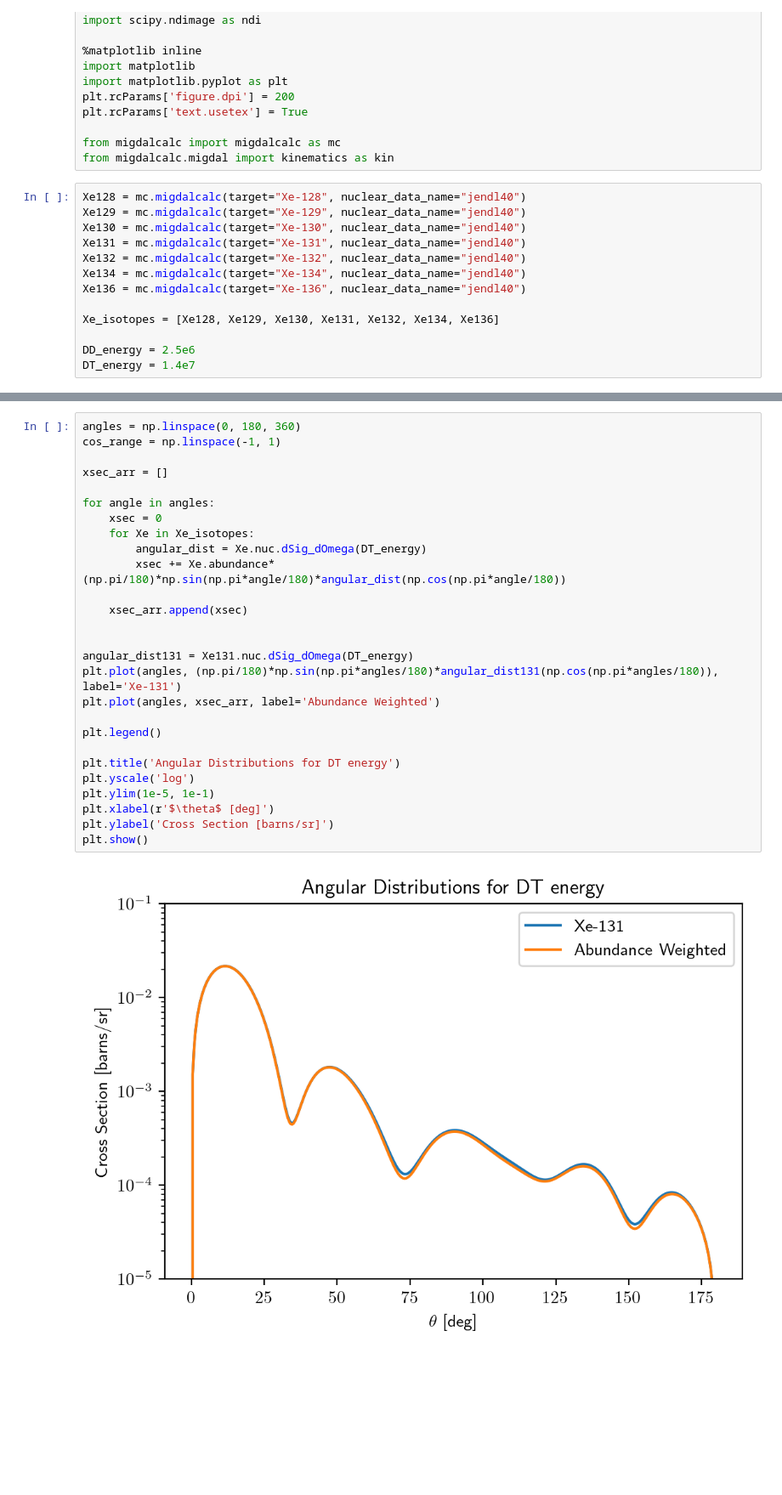
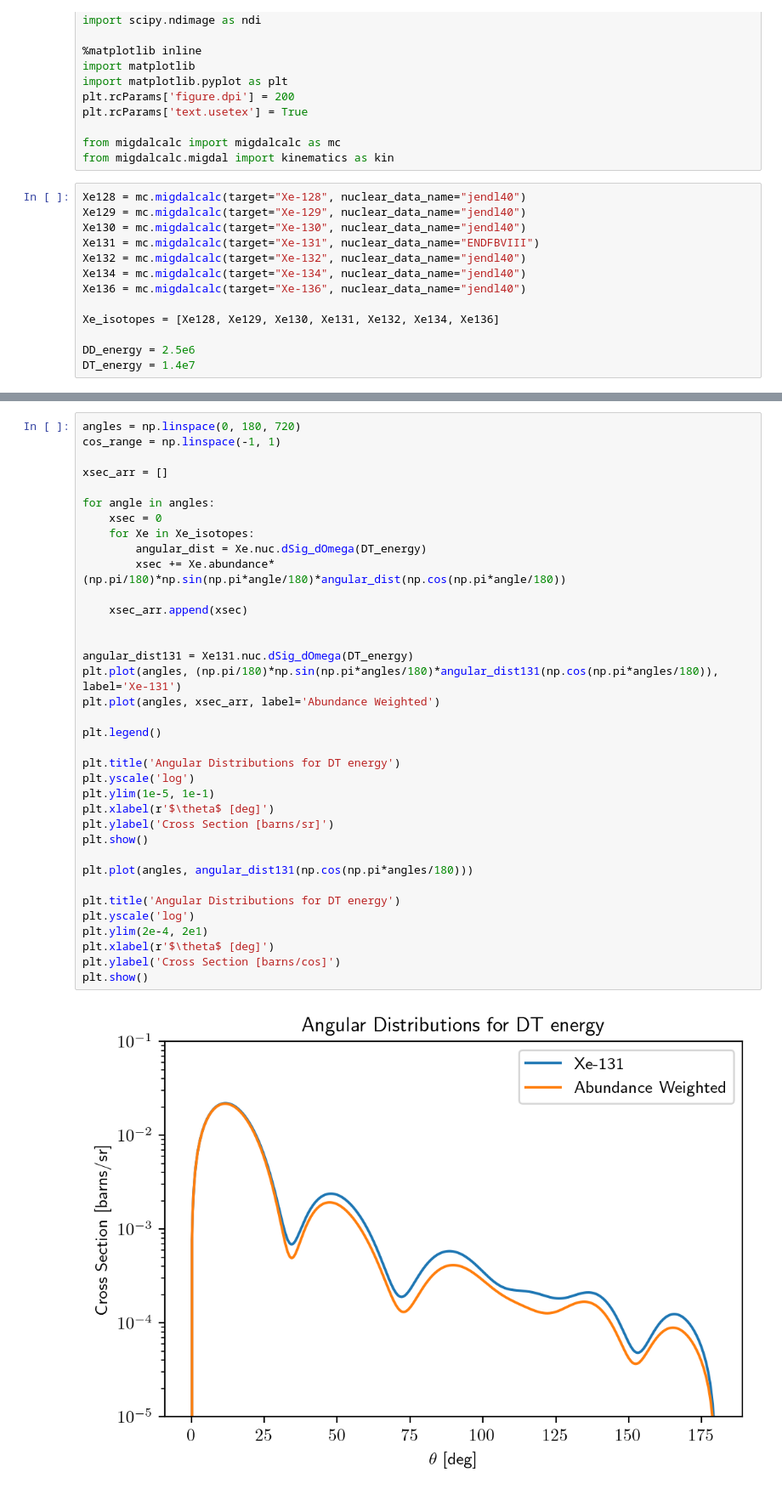
Before and after one commit to Duncan-Adams/MigdalCalc, a Jupyter notebook: Xe_isotope_plots.ipynb, the cells around one changed output, grey strips where cells are left out. Shown at 85% size. Saved outputs shown, nothing was run; the diff lists cells and outputs as text; blank space fills up the shorter version.

Commit message:
Refactored some code and added more data

```diff
--- a/Xe_isotope_plots.ipynb
+++ b/Xe_isotope_plots.ipynb
@@ -18,7 +18,7 @@ from migdalcalc.migdal import kinematics as kin
 Xe128 = mc.migdalcalc(target="Xe-128", nuclear_data_name="jendl40")
 Xe129 = mc.migdalcalc(target="Xe-129", nuclear_data_name="jendl40")
 Xe130 = mc.migdalcalc(target="Xe-130", nuclear_data_name="jendl40")
-Xe131 = mc.migdalcalc(target="Xe-131", nuclear_data_name="jendl40")
+Xe131 = mc.migdalcalc(target="Xe-131", nuclear_data_name="ENDFBVIII")
 Xe132 = mc.migdalcalc(target="Xe-132", nuclear_data_name="jendl40")
 Xe134 = mc.migdalcalc(target="Xe-134", nuclear_data_name="jendl40")
 Xe136 = mc.migdalcalc(target="Xe-136", nuclear_data_name="jendl40")
@@ -64,29 +64,38 @@ plt.show()
 # %%
-angles = np.linspace(0, 180, 360)
+angles = np.linspace(0, 180, 720)
 cos_range = np.linspace(-1, 1)
 
 xsec_arr = []
 
 for angle in angles:
     xsec = 0
     for Xe in Xe_isotopes:
         angular_dist = Xe.nuc.dSig_dOmega(DT_energy)
         xsec += Xe.abundance*(np.pi/180)*np.sin(np.pi*angle/180)*angular_dist(np.cos(np.pi*angle/180))
 
     xsec_arr.append(xsec)
 
 
 angular_dist131 = Xe131.nuc.dSig_dOmega(DT_energy)
 plt.plot(angles, (np.pi/180)*np.sin(np.pi*angles/180)*angular_dist131(np.cos(np.pi*angles/180)), label='Xe-131')
 plt.plot(angles, xsec_arr, label='Abundance Weighted')
 
 plt.legend()
 
 plt.title('Angular Distributions for DT energy')
 plt.yscale('log')
 plt.ylim(1e-5, 1e-1)
 plt.xlabel(r'$\theta$ [deg]')
 plt.ylabel('Cross Section [barns/sr]')
 plt.show()
+
+plt.plot(angles, angular_dist131(np.cos(np.pi*angles/180)))
+
+plt.title('Angular Distributions for DT energy')
+plt.yscale('log')
+plt.ylim(2e-4, 2e1)
+plt.xlabel(r'$\theta$ [deg]')
+plt.ylabel('Cross Section [barns/cos]')
+plt.show()
 # %% [output]
-[figure, old version]
+[figure, new version]
```
Also changed, not shown: parts of 5 cells of this notebook, 8 other files.
